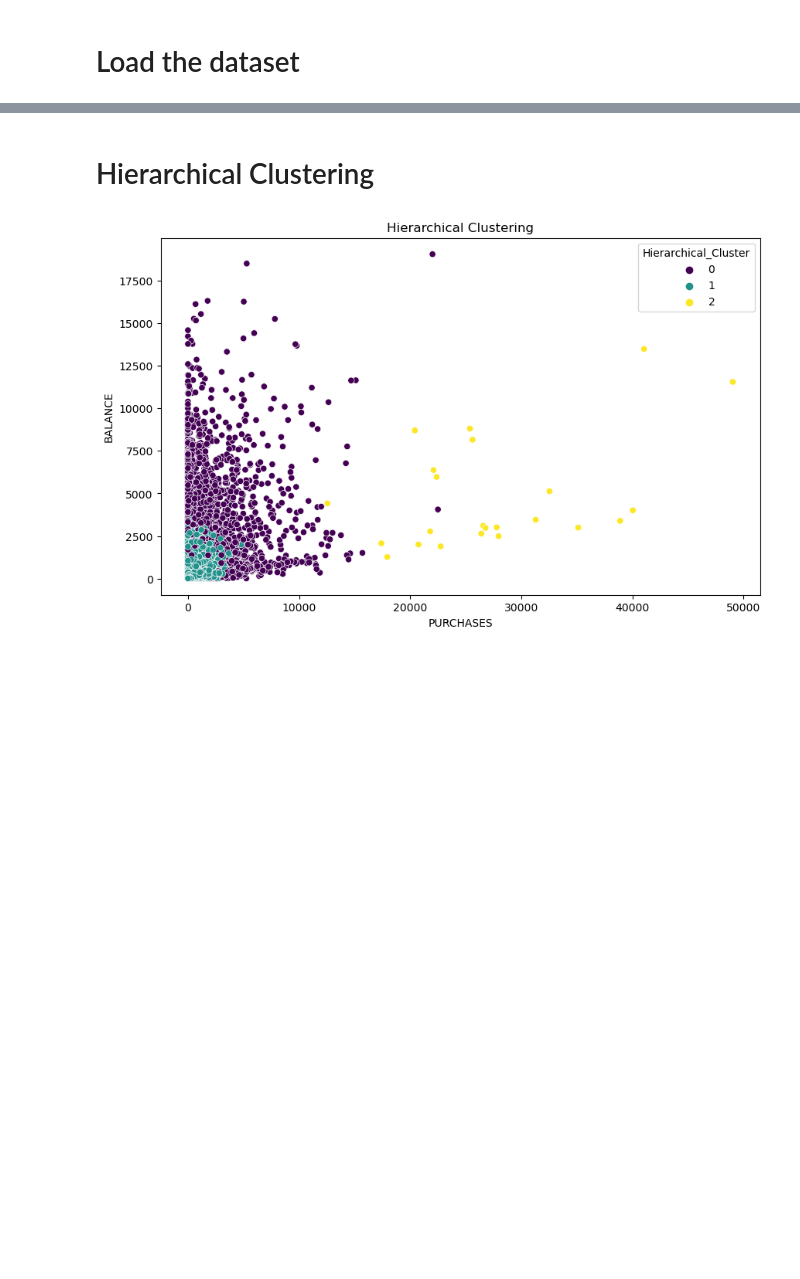
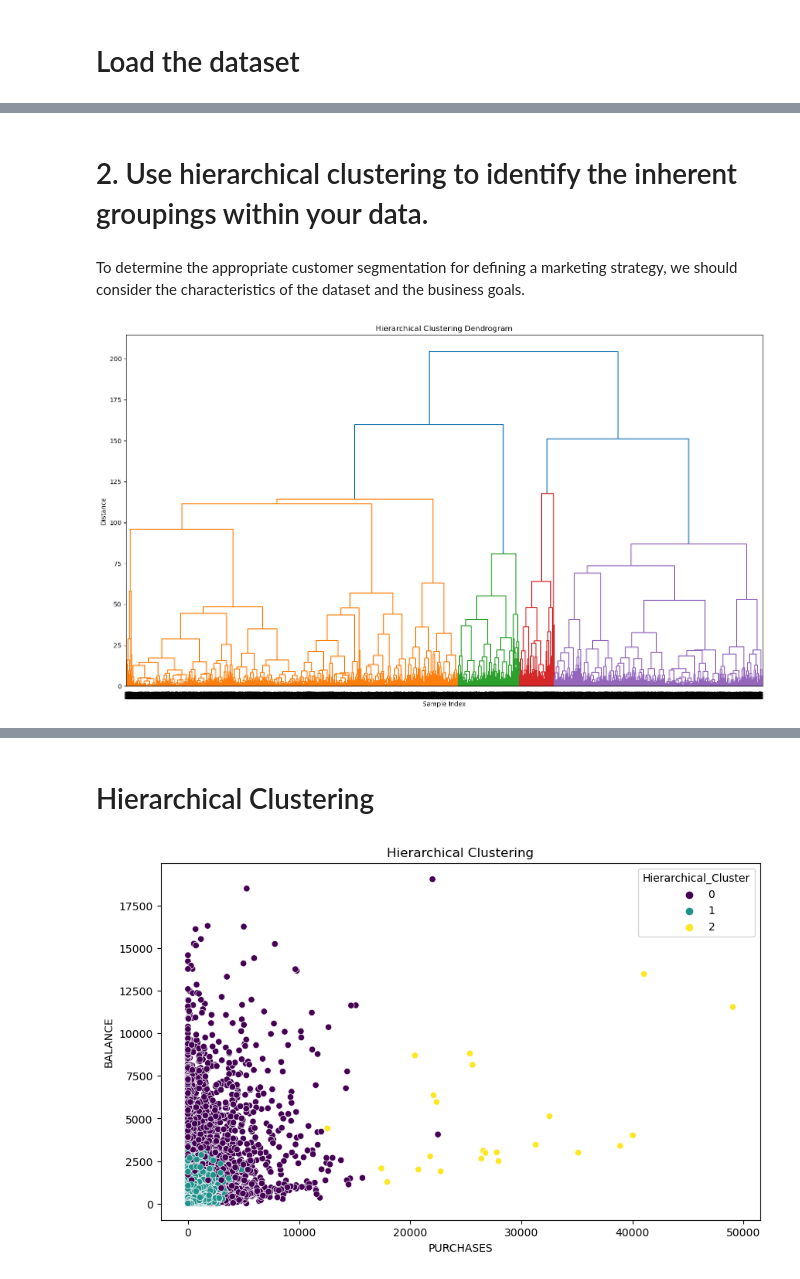
Before and after one commit to Th3Herm1t/GoMyCode, a Jupyter notebook: Checkpoint 9.ipynb, the cells around one changed output, grey strips where cells are left out. Cells and saved outputs as stored; diff of their text form; code cells hidden in the pictures; blank space fills up the shorter version.

```diff
--- a/Checkpoint 9.ipynb
+++ b/Checkpoint 9.ipynb
@@ -16,0 +17,6 @@ from sklearn.metrics import davies_bouldin_score
+# %%
+file_path = r"C:\Users\abdel\Downloads\CC GENERAL.csv"
+data = pd.read_csv(file_path)
+data['CUST_ID'] = data['CUST_ID'].str.replace('C', '')
+data.fillna(data.mean(), inplace=True)
+data.head()
@@ -16,0 +30,19 @@ from sklearn.metrics import davies_bouldin_score
+# %% [markdown]
+# 2. Use hierarchical clustering to identify the inherent groupings within your data.
+# %% [markdown]
+To determine the appropriate customer segmentation for defining a marketing strategy, we should consider the characteristics of the dataset and the business goals.
+# %%
+features = data.drop(['CUST_ID'], axis=1)
+scaler = StandardScaler()
+scaled_data = scaler.fit_transform(features)
+
+linked = linkage(scaled_data, method='ward')
+
+plt.figure(figsize=(18, 10))
+dendrogram(linked, orientation='top', distance_sort='descending', show_leaf_counts=True)
+plt.title('Hierarchical Clustering Dendrogram')
+plt.xlabel('Sample Index')
+plt.ylabel('Distance')
+plt.show()
+# %% [output]
+[figure, added]
```
Also changed, not shown: parts of 15 cells of this notebook.
